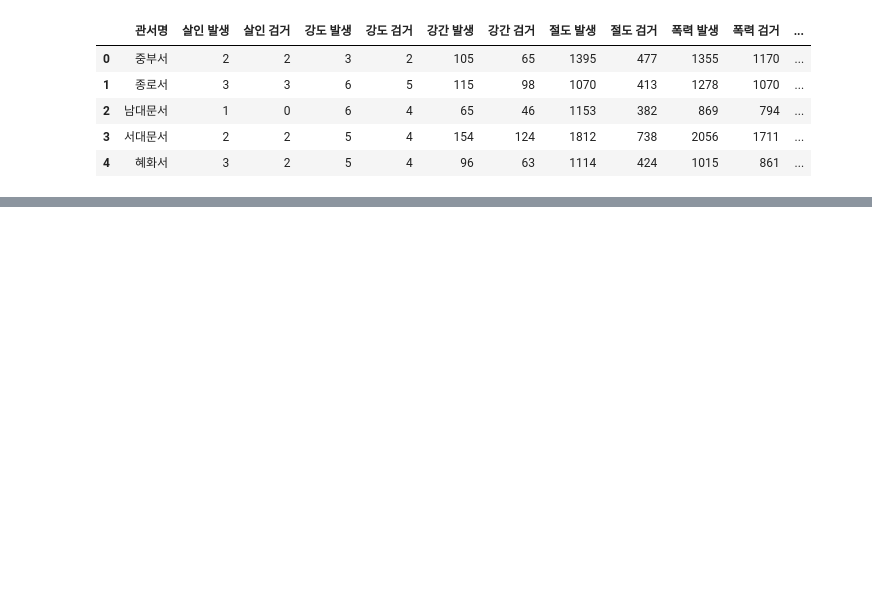
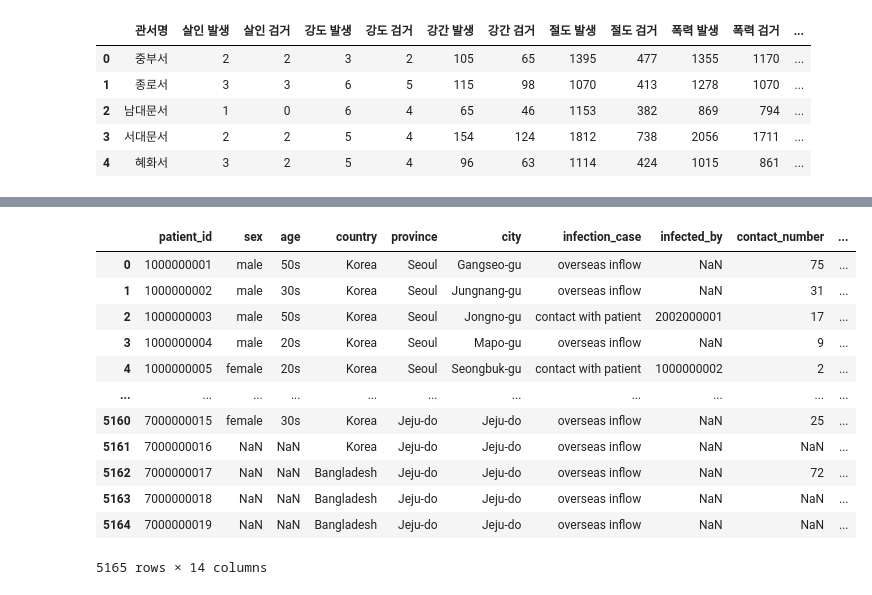
Before and after one commit to gyubok-lee/remind, a Jupyter notebook: visualization1.ipynb, the cells around one changed output, grey strips where cells are left out. Drawn from its saved outputs; the diff is of its cells as text; code cells hidden in the pictures; blank space fills up the shorter version.

```diff
--- a/visualization1.ipynb
+++ b/visualization1.ipynb
@@ -52,0 +158,18 @@ m
+# %%
+info_df = pd.read_csv(data_path+'PatientInfo.csv')
+#info_df['new_id'] = info_df['patient_id'].replace(new_id_dict)
+info_df
+# %% [output]
+|  | patient_id | sex | age | country | province | city | infection_case | infected_by | contact_number | ... |
+| 0 | 1000000001 | male | 50s | Korea | Seoul | Gangseo-gu | overseas inflow | NaN | 75 | ... |
+| 1 | 1000000002 | male | 30s | Korea | Seoul | Jungnang-gu | overseas inflow | NaN | 31 | ... |
+| 2 | 1000000003 | male | 50s | Korea | Seoul | Jongno-gu | contact with patient | 2002000001 | 17 | ... |
+| 3 | 1000000004 | male | 20s | Korea | Seoul | Mapo-gu | overseas inflow | NaN | 9 | ... |
+| 4 | 1000000005 | female | 20s | Korea | Seoul | Seongbuk-gu | contact with patient | 1000000002 | 2 | ... |
+| ... | ... | ... | ... | ... | ... | ... | ... | ... | ... | ... |
+| 5160 | 7000000015 | female | 30s | Korea | Jeju-do | Jeju-do | overseas inflow | NaN | 25 | ... |
+| 5161 | 7000000016 | NaN | NaN | Korea | Jeju-do | Jeju-do | overseas inflow | NaN | NaN | ... |
+| 5162 | 7000000017 | NaN | NaN | Bangladesh | Jeju-do | Jeju-do | overseas inflow | NaN | 72 | ... |
+| 5163 | 7000000018 | NaN | NaN | Bangladesh | Jeju-do | Jeju-do | overseas inflow | NaN | NaN | ... |
+| 5164 | 7000000019 | NaN | NaN | Bangladesh | Jeju-do | Jeju-do | overseas inflow | NaN | NaN | ... |
+5165 rows × 14 columns
```
Also changed, not shown: parts of 19 cells of this notebook.
